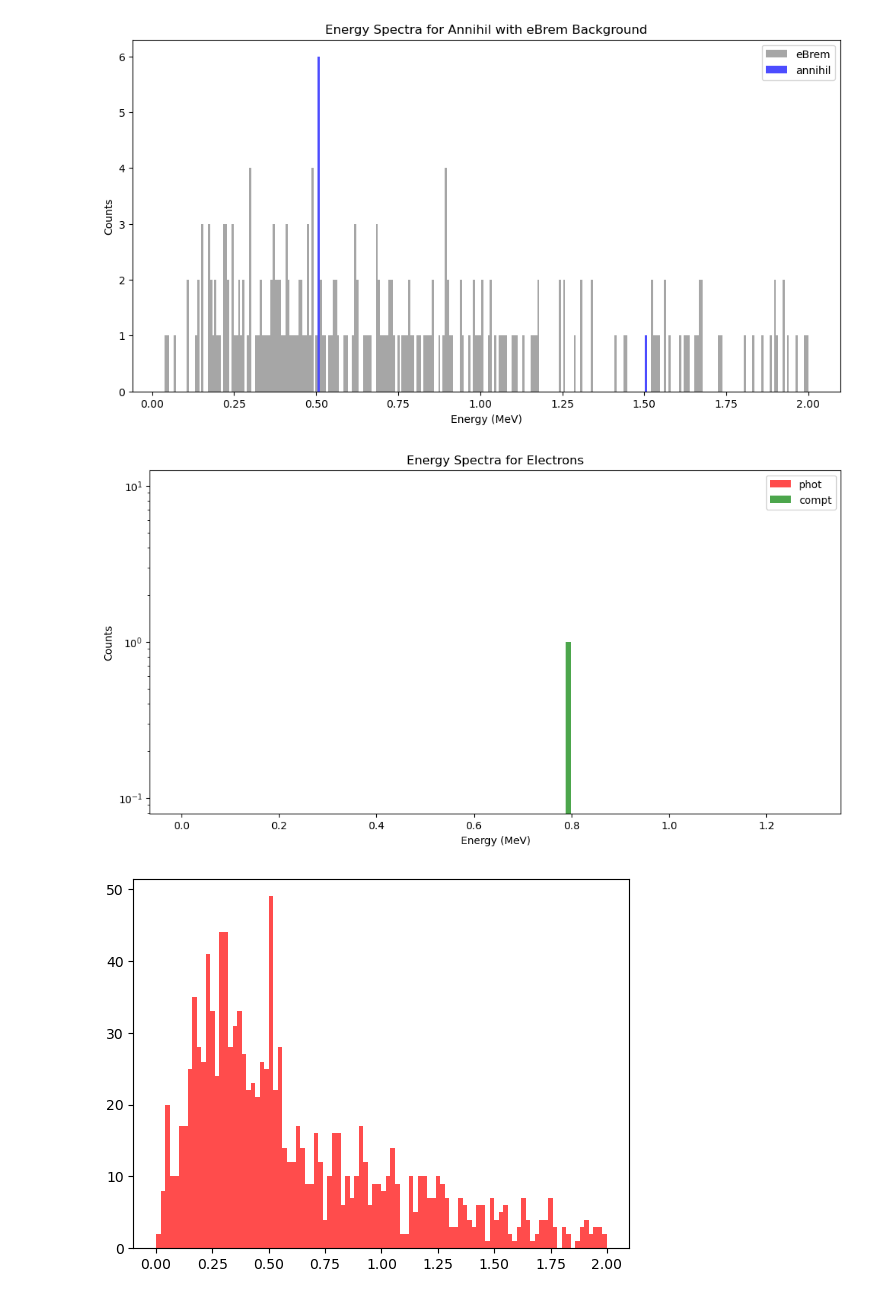
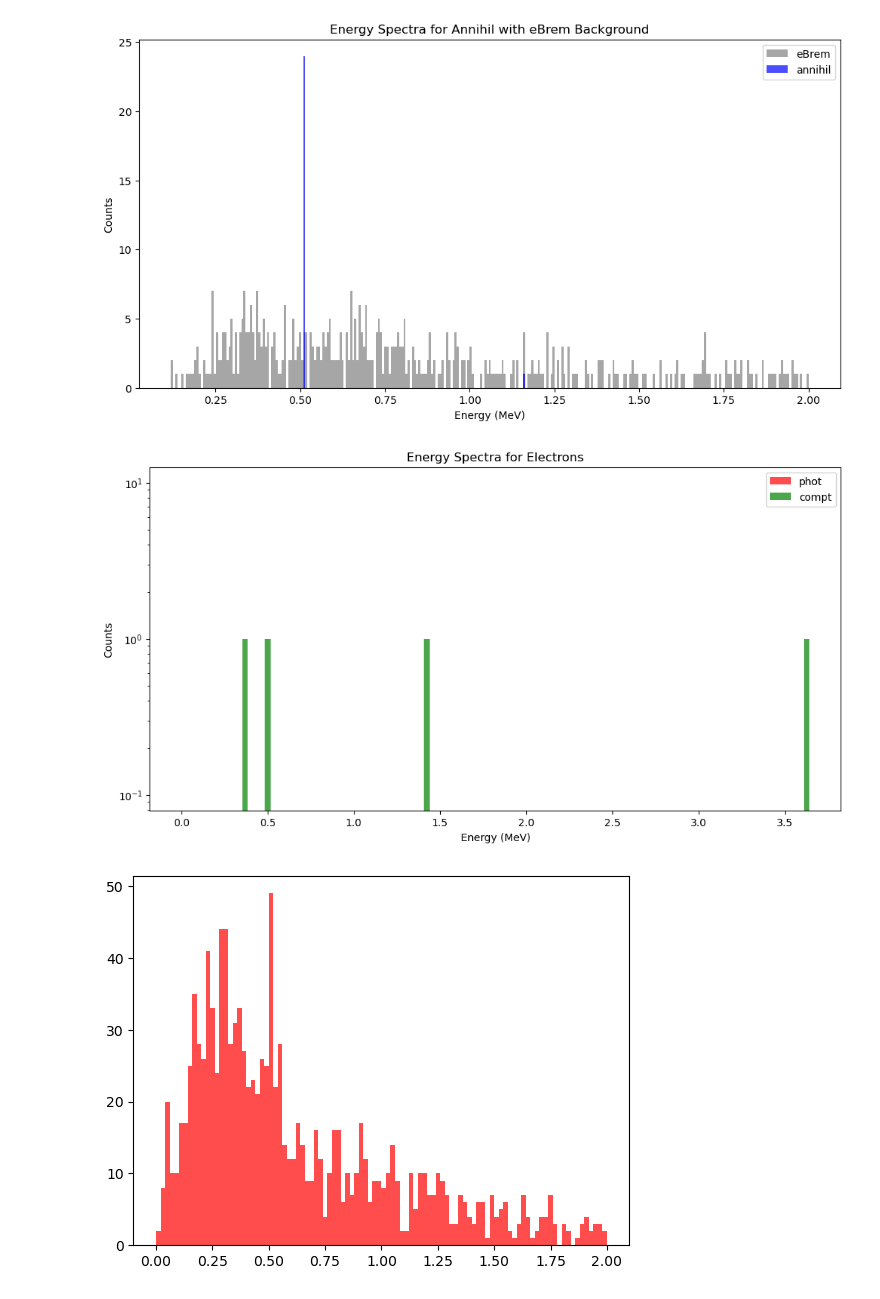
Before and after one commit to francescouni0/Online-Monitoring, a Jupyter notebook: pipetanalysis.ipynb, the cells around one changed output. Drawn from its saved outputs; the diff is of its cells as text; code cells hidden in the pictures.

```diff
--- a/pipetanalysis.ipynb
+++ b/pipetanalysis.ipynb
@@ -4,7 +4,7 @@ import matplotlib.pyplot as plt
 import numpy as np
 
 # Open the ROOT file and get the TTree
-file = uproot.open("dati/setup_def/Hits3.root")
+file = uproot.open("dati/filtered/Hits10.root")
 tree = file["Hits"]
 
 # Get the data as a Pandas DataFrame
@@ -108,35 +108,35 @@ plt.legend()
 plt.show()
 
 
 # Plot cylindrical positions for eBrem as background
 #if background_positions is not None:
 #    plt.hist(background_positions, bins=60, label="eBrem", alpha=0.7, color="gray",range=(-3, 3))
 #if "annihil" in process_positions:
 #    plt.hist(process_positions["annihil"], bins=60, label="annihil", alpha=0.7, color="blue",range=(-3, 3))
 #plt.xlabel("Cylindrical Position (mm)")
 #plt.ylabel("Counts")
 #plt.title("Cylindrical Position for Annihil with eBrem Background")
 #plt.legend()
 #
 #plt.tight_layout()
 #plt.show()
 #
 ## Perform TOF analysis for annihil and eBrem
 #if background_TOF is not None:
 #    plt.hist(background_TOF, bins=100, label="eBrem", alpha=0.7, color="gray")
 #
 #
 #if "annihil" in process_TOF:
 #    plt.hist(process_TOF["annihil"], bins=100, label="annihil", alpha=0.7, range=(0, 10))
 #    plt.xlabel("Time of Flight (ns)")
 #    plt.ylabel("Counts")
 #    plt.title("Time of Flight for Annihil and eBrem")
 #    plt.legend()
 #
 #plt.show()
 # %% [output]
-[figure, old version]
+[figure, new version]
-[figure, old version]
+[figure, new version]
 # %%
 #data=data[data["particleName"]=="gamma"]
 
```
Also changed, not shown: parts of 1 cell of this notebook, 11 other files.
